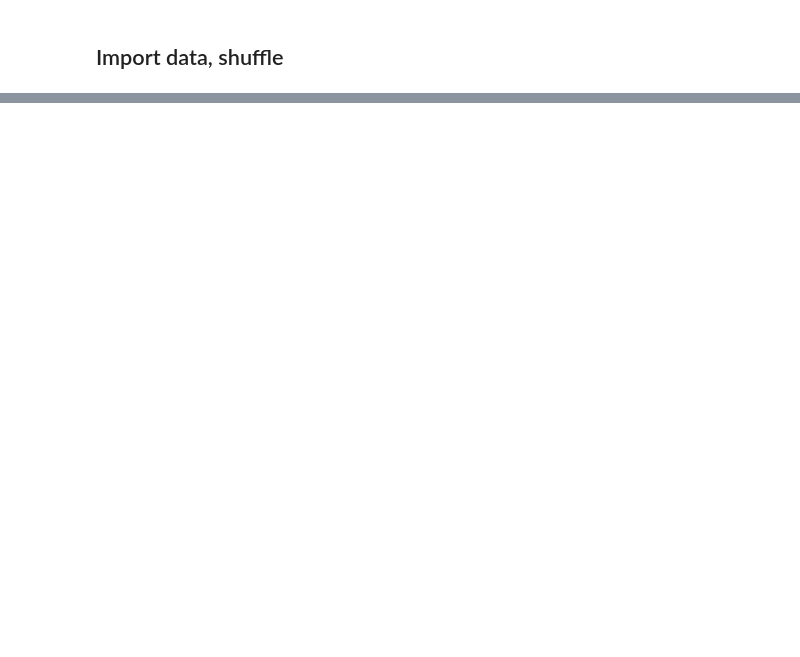
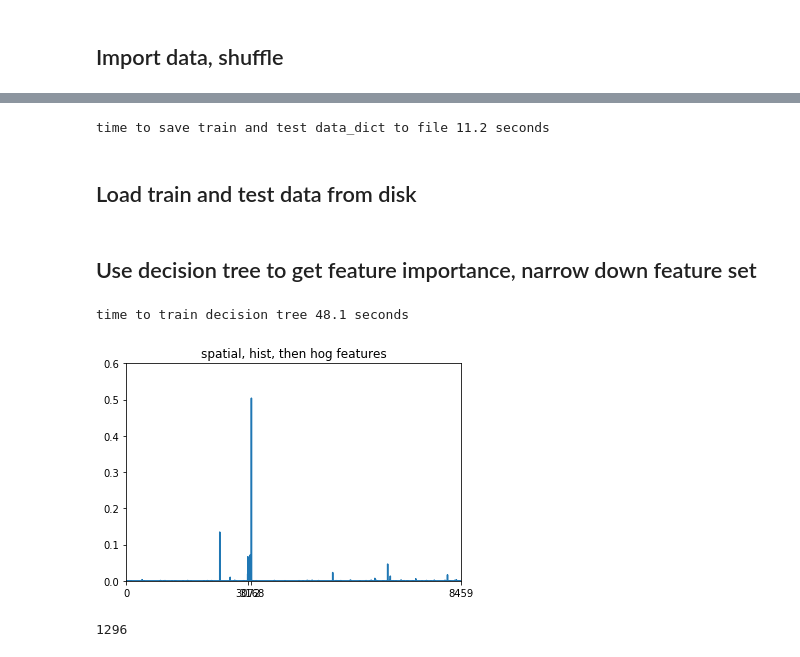
Before and after one commit to e7dud7e/carnd, a Jupyter notebook: VehicleDetection/VehicleDetection.ipynb, the cells around one changed output, grey strips where cells are left out. Drawn from its saved outputs; the diff is of its cells as text; code cells hidden in the pictures; blank space fills up the shorter version.

```diff
--- a/VehicleDetection/VehicleDetection.ipynb
+++ b/VehicleDetection/VehicleDetection.ipynb
@@ -136,0 +224,66 @@ other_paths = glob.glob('./non-vehicles/*/*.png') #8968
+# %%
+"""
+Saving to pickle with these params
+3rd try reducing channels
+for spatial and hog, use saturation channel only
+spatial: 16 x 16 x 1 = 256
+hist: 32 x 3 = 96
+hog: 1 x 1 x 8 x 8 x 9 x 1 = 576
+"""
+
+
+t0 = time.time()
+# use pickle to save train and test sets
+pickle_path = 'data_dict_pickle.p'
+data_dict = {}
+data_dict['X_train'] = X_train
+data_dict['X_test'] = X_test
+data_dict['y_train'] = y_train
+data_dict['y_test'] = y_test
+pickle.dump( data_dict, open( pickle_path, "wb" ) )
+t1 = time.time()
+print("time to save train and test data_dict to file {:.1f} seconds".format(t1 - t0))
+# %% [output]
+time to save train and test data_dict to file 11.2 seconds
+# %% [markdown]
+## Load train and test data from disk
+# %%
+pickle_path = 'data_dict_pickle.p'
+data_dict = pickle.load( open(pickle_path, 'rb'))
+X_train, X_test, y_train, y_test = data_dict['X_train'],data_dict['X_test'], data_dict['y_train'], data_dict['y_test']
+# %% [markdown]
+## Use decision tree to get feature importance, narrow down feature set
+# %%
+t0 = time.time()
+tree_clf = DecisionTreeClassifier(min_samples_split=500)
+tree_clf = tree_clf.fit(X_train, y_train)
+t1 = time.time()
+print("time to train decision tree {:.1f} seconds".format(t1 - t0))
+# %% [output]
+time to train decision tree 48.1 seconds
+# %%
+"""
+plot feature importances
+spatial_feature is length 3072, hist is 96, and hog is 5292.
+when concatenated,
+spatial is from 0 to 3071,
+hist is from 3072 to 3167
+hog is from 3168 to 8459
+  within hog, the first 1764 are for hue, second is for light, 3rd for saturation
+  tick marks are 3168 to 4931, 4932 to 6695, 6696 to 8459
+
+By plotting the feature importances, looks like the histogram of colors in HLS
+has the highest feature importance.
+"""
+plt.plot(tree_clf.feature_importances_)
+x_tick_labels = [0, 3072, 3168, 8459] #labels x axis tick marks at specific indices
+plt.xticks(x_tick_labels);
+plt.axis([0, 8460, 0, 0.6]); #min/max range of x axis, then min/max range of y axis
+plt.title("spatial, hist, then hog features");
+plt.show();
+# %% [output]
+[figure, added]
+# %%
+len(tree_clf.feature_importances_)
+# %% [output]
+1296
```
Also changed, not shown: parts of 18 cells of this notebook.
